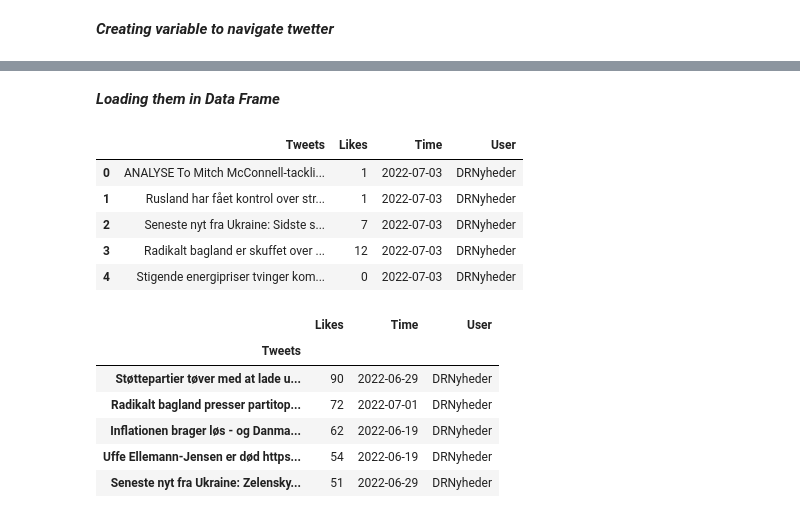
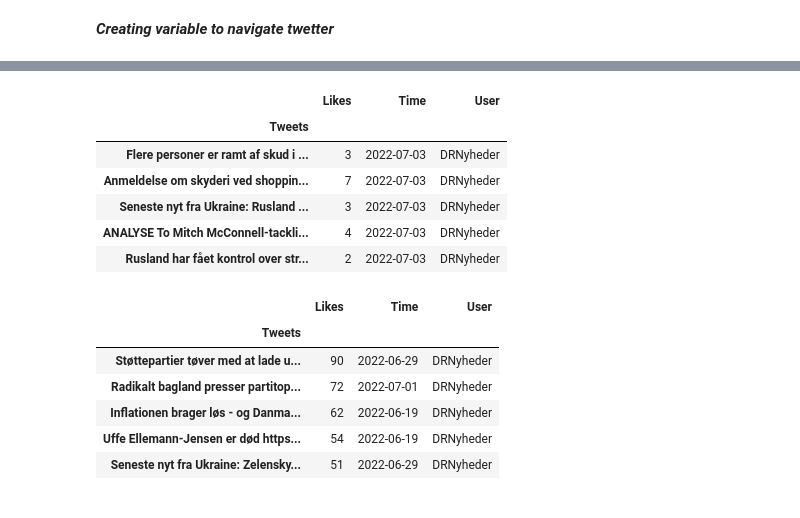
Before and after one commit to mrchapagain/SocialNetworkAnalytics, a Jupyter notebook: TwiteerDataAnalytics.ipynb, the cells around one changed output, grey strips where cells are left out. Drawn from its saved outputs; the diff is of its cells as text; code cells hidden in the pictures.

```diff
--- a/TwiteerDataAnalytics.ipynb
+++ b/TwiteerDataAnalytics.ipynb
@@ -120,17 +62,15 @@ df
-# %% [markdown]
-***Loading them in Data Frame***
-# %%
-# save them as dataframe by passing variables as a columns
-df= df[~df.Tweets.str.contains("RT")].reset_index(drop=True)
-#now lets make only tweets thats has not Re-Tweeted!
-
-df.head()
-# %% [output]
-|  | Tweets | Likes | Time | User |
-| 0 | ANALYSE To Mitch McConnell-tackli... | 1 | 2022-07-03 | DRNyheder |
-| 1 | Rusland har fået kontrol over str... | 1 | 2022-07-03 | DRNyheder |
-| 2 | Seneste nyt fra Ukraine: Sidste s... | 7 | 2022-07-03 | DRNyheder |
-| 3 | Radikalt bagland er skuffet over ... | 12 | 2022-07-03 | DRNyheder |
-| 4 | Stigende energipriser tvinger kom... | 0 | 2022-07-03 | DRNyheder |
+# %%
+df=tweets_by_user("DRNyheder")
+#now lets make only tweets thats has not Re-Tweeted!
+df_user_tweet= df[~df.Tweets.str.contains("RT")].set_index('Tweets')
+df_user_tweet.head()
+# %% [output]
+|  | Likes | Time | User |
+| Tweets |  |  |  |
+| Flere personer er ramt af skud i ... | 3 | 2022-07-03 | DRNyheder |
+| Anmeldelse om skyderi ved shoppin... | 7 | 2022-07-03 | DRNyheder |
+| Seneste nyt fra Ukraine: Rusland ... | 3 | 2022-07-03 | DRNyheder |
+| ANALYSE To Mitch McConnell-tackli... | 4 | 2022-07-03 | DRNyheder |
+| Rusland har fået kontrol over str... | 2 | 2022-07-03 | DRNyheder |
 # %%
 # Top most liked tweets
```
Also changed, not shown: parts of 24 cells of this notebook.
